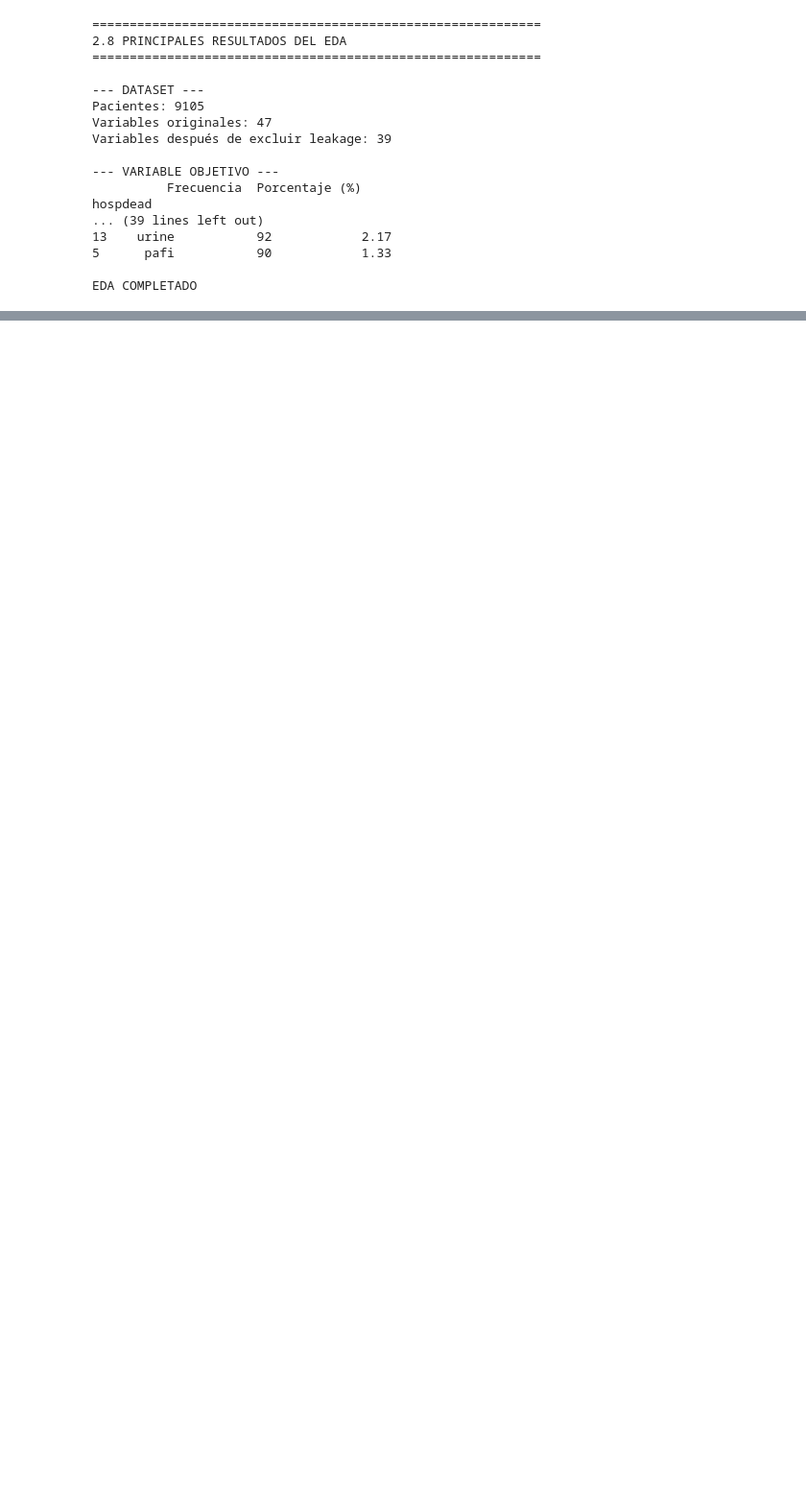
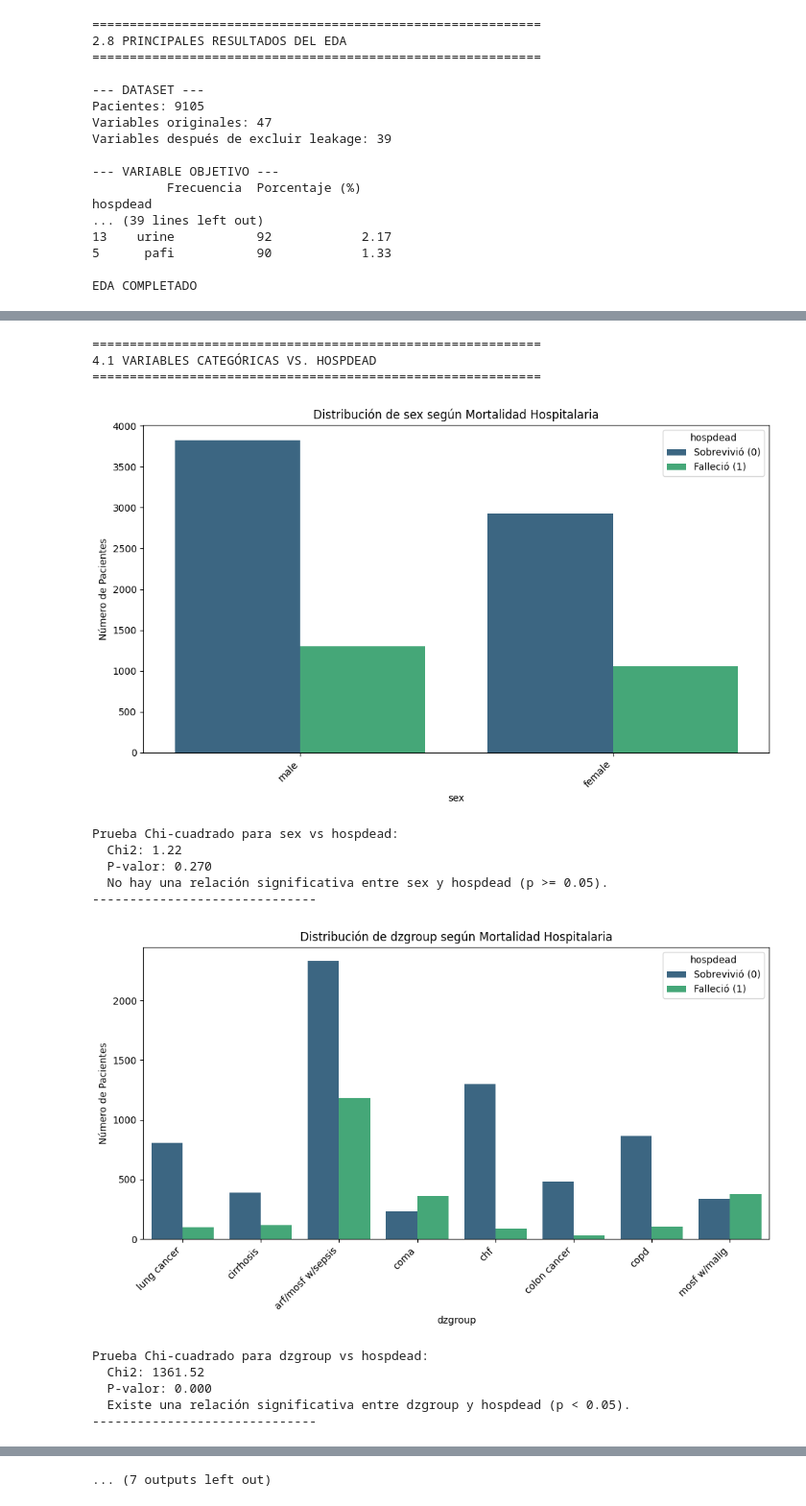
Before and after one commit to VannaNotGianna/Prediccion_mortalidad_hospitalaria_ml, a Jupyter notebook: notebooks/01_eda.ipynb, the cells around one changed output, grey strips where cells are left out. Shown at 96% size. Cells and saved outputs as stored; diff of their text form; code cells hidden in the pictures; blank space fills up the shorter version.

```diff
--- a/notebooks/01_eda.ipynb
+++ b/notebooks/01_eda.ipynb
@@ -672,0 +778,11 @@ EDA COMPLETADO
+# %%
+print("=" * 60)
+print("3.3 ELIMINACIÓN DE FILAS DUPLICADAS")
+print("=" * 60)
+
+initial_rows = df_eda.shape[0]
+df_eda.drop_duplicates(inplace=True)
+duplicate_rows_removed = initial_rows - df_eda.shape[0]
+
+print(f"Filas duplicadas eliminadas: {duplicate_rows_removed}")
+print(f"Dimensiones del DataFrame después de eliminar duplicados: {df_eda.shape}")
@@ -672,0 +958,53 @@ EDA COMPLETADO
+# %%
+print("=" * 60)
+print("4.1 VARIABLES CATEGÓRICAS VS. HOSPDEAD")
+print("=" * 60)
+
+cat_features = [
+    'sex', 'dzgroup', 'dzclass', 'race', 'income', 'sfdm2',
+    'diabetes', 'dementia', 'ca' # Estas son binarias/categóricas también
+]
+
+# Filtrar solo las que existen en df_eda
+cat_features = [col for col in cat_features if col in df_eda.columns]
+
+for feature in cat_features:
+    plt.figure(figsize=(10, 6))
+    sns.countplot(data=df_eda, x=feature, hue='hospdead', palette='viridis')
+    plt.title(f'Distribución de {feature} según Mortalidad Hospitalaria')
+    plt.xlabel(feature)
+    plt.ylabel('Número de Pacientes')
+    plt.xticks(rotation=45, ha='right')
+    plt.legend(title='hospdead', labels=['Sobrevivió (0)', 'Falleció (1)'])
+    plt.tight_layout()
+    plt.show()
+
+    # Prueba Chi-cuadrado para independencia (si la variable tiene más de 1 categoría)
+    if df_eda[feature].nunique() > 1:
+        contingency_table = pd.crosstab(df_eda[feature], df_eda['hospdead'])
+        from scipy.stats import chi2_contingency
+        chi2, p_value, _, _ = chi2_contingency(contingency_table)
+        print(f"\nPrueba Chi-cuadrado para {feature} vs hospdead:")
+        print(f"  Chi2: {chi2:.2f}")
+        print(f"  P-valor: {p_value:.3f}")
+        if p_value < 0.05:
+            print(f"  Existe una relación significativa entre {feature} y hospdead (p < 0.05).")
+        else:
+            print(f"  No hay una relación significativa entre {feature} y hospdead (p >= 0.05).")
+    print("-" * 30)
+# %% [output]
+============================================================
+4.1 VARIABLES CATEGÓRICAS VS. HOSPDEAD
+============================================================
+[figure, added]
+Prueba Chi-cuadrado para sex vs hospdead:
+  Chi2: 1.22
+  P-valor: 0.270
+  No hay una relación significativa entre sex y hospdead (p >= 0.05).
+------------------------------
+[figure, added]
+Prueba Chi-cuadrado para dzgroup vs hospdead:
+  Chi2: 1361.52
+  P-valor: 0.000
+  Existe una relación significativa entre dzgroup y hospdead (p < 0.05).
+------------------------------
@@ -672,0 +1030 @@ EDA COMPLETADO
+... (7 outputs left out)
```
Also changed, not shown: parts of 25 cells of this notebook, 1 other file.
